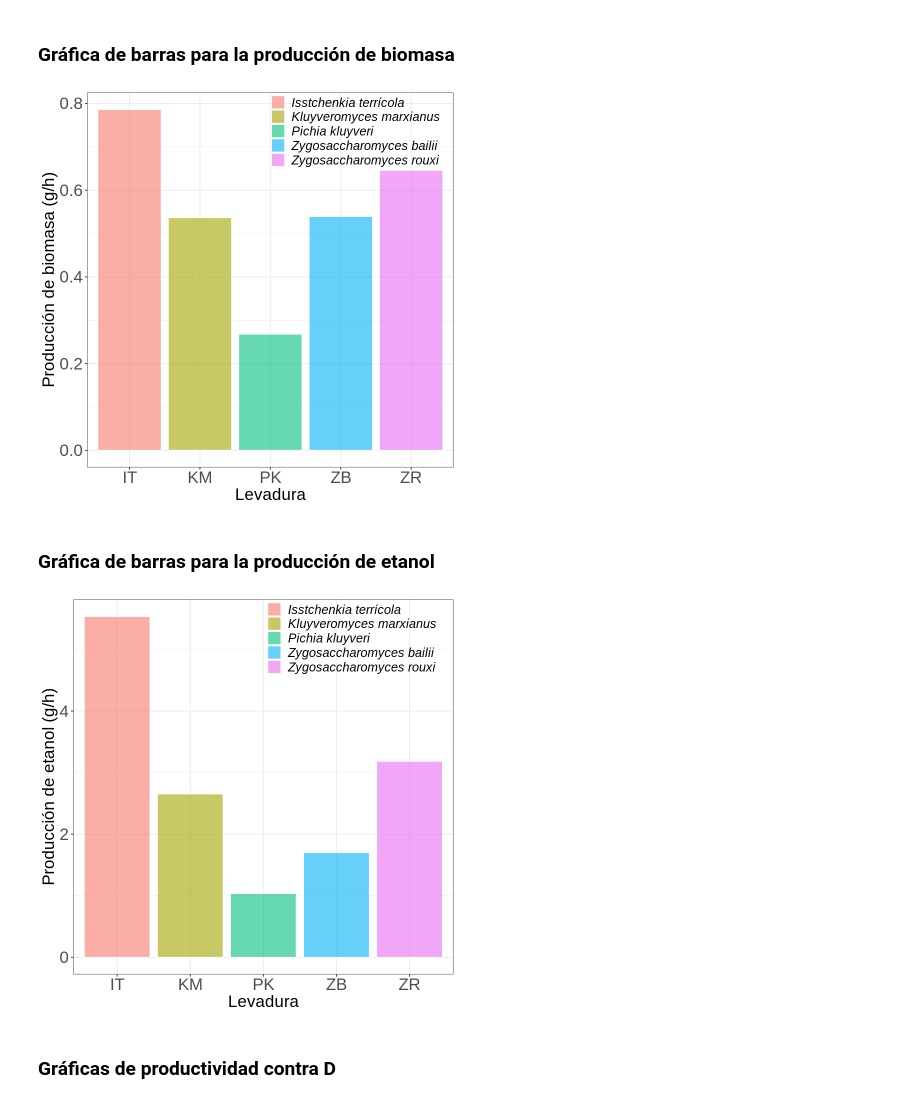
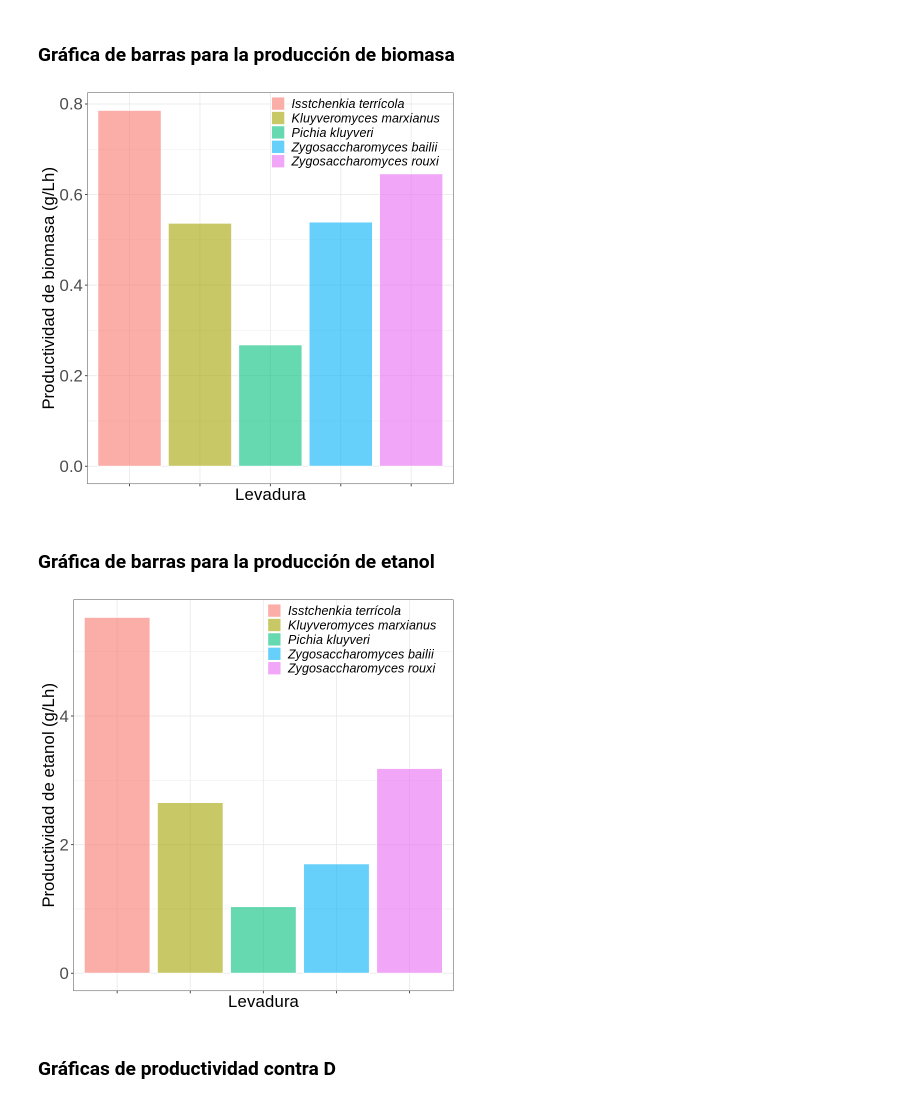
Before and after one commit to JuanM-GG/modelos-tesis, a Jupyter notebook: optimizacion_tasa_dilucion.ipynb, the cells around one changed output. Drawn from its saved outputs; the diff is of its cells as text; code cells hidden in the pictures.

```diff
--- a/optimizacion_tasa_dilucion.ipynb
+++ b/optimizacion_tasa_dilucion.ipynb
@@ -550,7 +621,7 @@ data_mx <- data.frame(lev = c("IT","KM","PK","ZB","ZR"),
 ggplot(data=data_mx, aes(x=lev, y=mx, fill = lev)) +
   geom_bar(stat="identity", color="white", alpha = 0.6) +
   xlab("Levadura") +
-  ylab("Producción de biomasa (g/h)") +
+  ylab("Productividad de biomasa (g/Lh)") +
   scale_fill_discrete(name = "", labels = c("Isstchenkia terrícola",
   "Kluyveromyces marxianus", "Pichia kluyveri","Zygosaccharomyces bailii",
   "Zygosaccharomyces rouxi")) +
@@ -559,12 +630,13 @@ ggplot(data=data_mx, aes(x=lev, y=mx, fill = lev)) +
             plot.title = element_text(size=25),
             axis.text = element_text(size=20),
             axis.title = element_text(size=20),
+            axis.text.x=element_blank(),
             legend.title = element_text(size=15),
             legend.text = element_text(size=15, face = "italic",   ),
             legend.position = c(0.73, 0.92),
             legend.background = element_rect(fill=NA))
 # %% [output]
-[figure, old version]
+[figure, new version]
 # %% [markdown]
 ### Gráfica de barras para la producción de etanol
 # %%
@@ -575,22 +647,23 @@ data_mp <- data.frame(lev = c("IT","KM","PK","ZB","ZR"),
 # %%
 ggplot(data=data_mp, aes(x=lev, y=mp, fill = lev)) +
   geom_bar(stat="identity", color="white", alpha = 0.6) +
   xlab("Levadura") +
-  ylab("Producción de etanol (g/h)") +
+  ylab("Productividad de etanol (g/Lh)") +
   scale_fill_discrete(name = "", labels = c("Isstchenkia terrícola",
   "Kluyveromyces marxianus", "Pichia kluyveri","Zygosaccharomyces bailii",
   "Zygosaccharomyces rouxi")) +
   theme_bw() +
   theme(
             plot.title = element_text(size=25),
             axis.text = element_text(size=20),
             axis.title = element_text(size=20),
+            axis.text.x=element_blank(),
             legend.title = element_text(size=15),
             legend.text = element_text(size=15, face = "italic",   ),
             legend.position = c(0.73, 0.92),
             legend.background = element_rect(fill=NA))
 # %% [output]
-[figure, old version]
+[figure, new version]
 # %% [markdown]
 ### Gráficas de productividad contra D
 # %%
```
Also changed, not shown: parts of 25 cells of this notebook.
